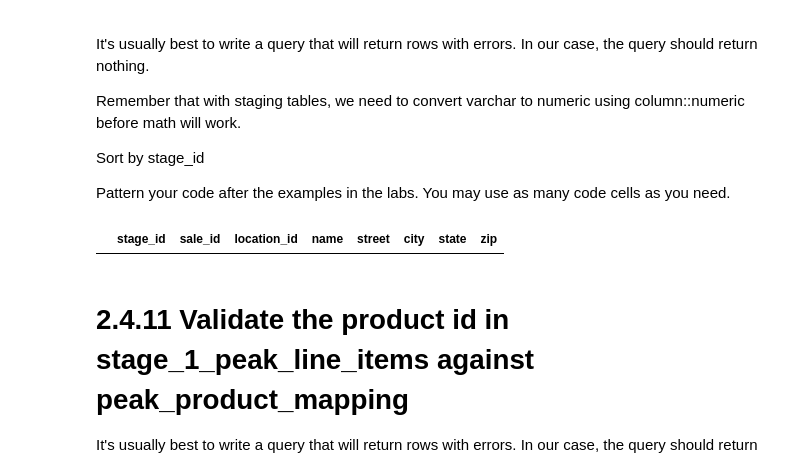
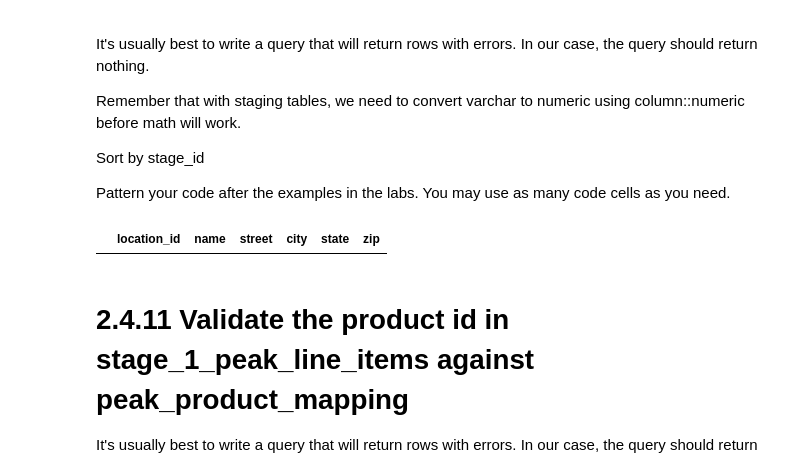
Before and after one commit to scabanela-ischool/Data_Engineering_Proj2_Tracking_User_Activity, a Jupyter notebook: project_2_4.ipynb, the cells around one changed output. Cells and saved outputs as stored; diff of their text form; code cells hidden in the pictures.

Commit message:
Corrected 2.4.10 to compare all stores

```diff
--- a/project_2_4.ipynb
+++ b/project_2_4.ipynb
@@ -404,19 +404,21 @@ Pattern your code after the examples in the labs.  You may use as many code cell
 # %%
 rollback_before_flag = True
 rollback_after_flag = True
 
 query  = """
 
-select *
-from stage_1_peak_stores
-where location_id::numeric != '12573'
-order by stage_id
+select location_id, name, street, city, state, zip
+from (select location_id, name, street, city, state, zip, count(*) as store_count
+    from stage_1_peak_stores
+    group by location_id, name, street, city, state, zip) as temp
+where store_count != (select count(*) from stage_1_peak_stores)
 
 """
 
+
 my_select_query_pandas(query, rollback_before_flag, rollback_after_flag)
 # %% [output]
-|  | stage_id | sale_id | location_id | name | street | city | state | zip |
+|  | location_id | name | street | city | state | zip |
 # %% [markdown]
 # 2.4.11 Validate the product id in stage_1_peak_line_items against peak_product_mapping
 
```
